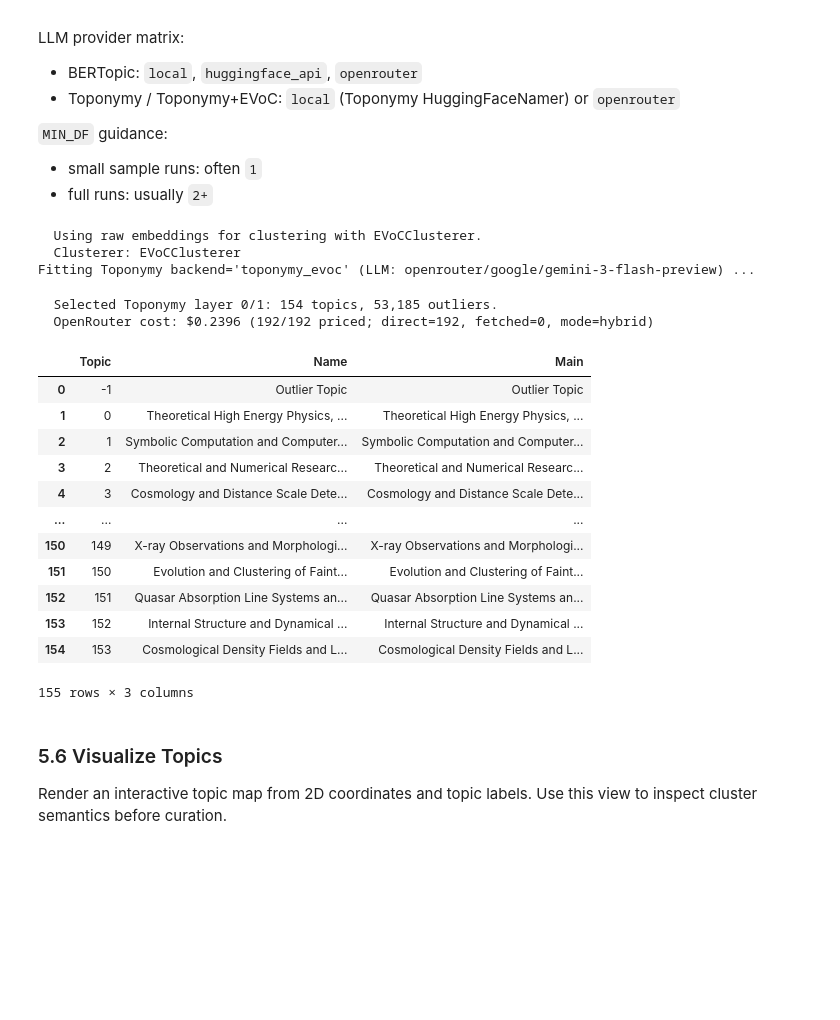
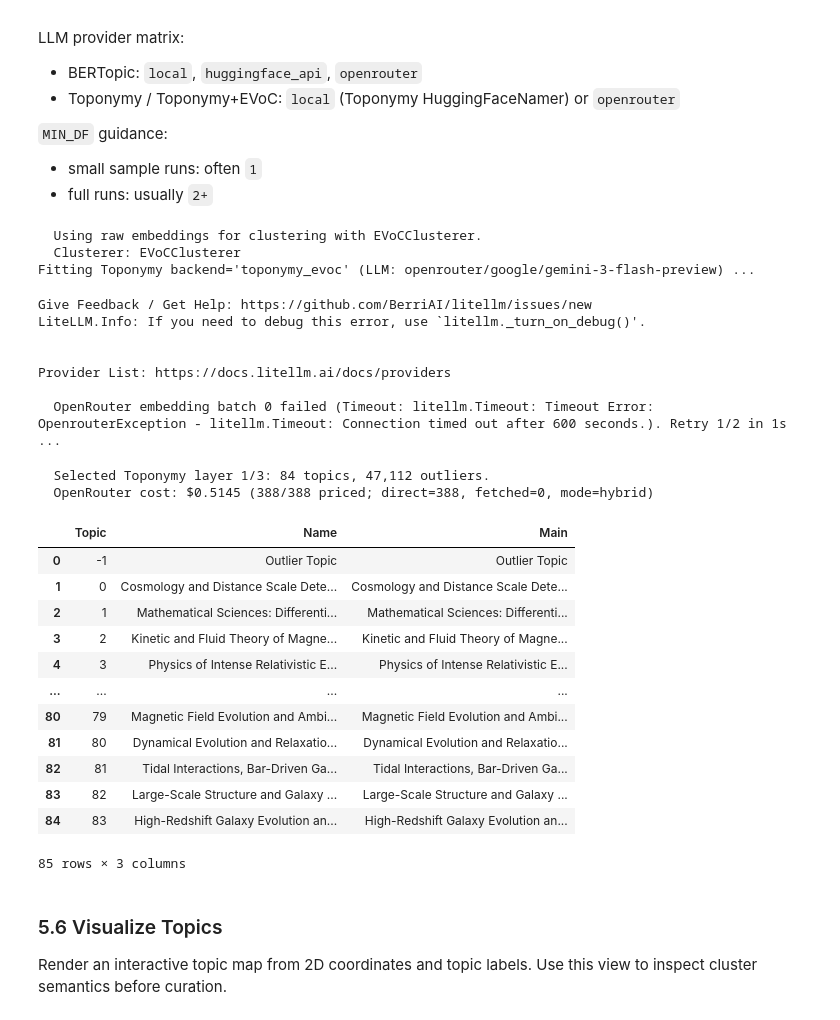
Before and after one commit to raphschlatt/ads-bib, a Jupyter notebook: pipeline.ipynb, the cells around one changed output. Cells and saved outputs as stored; diff of their text form; code cells hidden in the pictures; blank space fills up the shorter version.

```diff
--- a/pipeline.ipynb
+++ b/pipeline.ipynb
@@ -58,7 +58,7 @@ import numpy as np
 # 0 = Run everything (Search to End)
 # 4 = Load processed data (Skip Search, Translate, Tokenize) -> Start at Topic Modeling
 START_AT_PHASE = 5
-FORCE_REFRESH = True
+FORCE_REFRESH = False
 
 # Deterministic seed for notebook-side randomness (sampling + reduction params)
 RANDOM_SEED = 42
@@ -519,7 +519,7 @@ CLUSTERING_METHOD = "fast_hdbscan"  # or 'hdbscan'
 
 n_docs = len(df)
 MIN_CLUSTER_SIZE = max(10, int(n_docs * 0.001))
-BASE_MIN_CLUSTER_SIZE = 90 # max(10, int(n_docs * 0.001))
+BASE_MIN_CLUSTER_SIZE = max(55, int(n_docs * 0.0007))
 print(f"Dataset: {n_docs:,} documents")
 print(f"  MIN_CLUSTER_SIZE={MIN_CLUSTER_SIZE}")
 print(f"  BASE_MIN_CLUSTER_SIZE={BASE_MIN_CLUSTER_SIZE}")
@@ -532,20 +532,23 @@ CLUSTER_PARAMS = dict(
 )
 
 TOPONYMY_CLUSTER_PARAMS = dict(
-    min_clusters=14,
-    min_samples=4,
+    min_clusters=10,
+    min_samples=2,
     base_min_cluster_size=BASE_MIN_CLUSTER_SIZE,
 )
 
 # EVoC uses a backend-specific constructor in some versions.
 # Keep this dict conservative; unsupported keys are filtered in fit_toponymy.
 TOPONYMY_EVOC_CLUSTER_PARAMS = dict(
-    min_clusters=18,
-    min_samples=6,
+    min_clusters=10,
+    min_samples=2,
     base_min_cluster_size=BASE_MIN_CLUSTER_SIZE,
+    noise_level=0.35,
+    n_neighbors=15,
+    n_epochs=35,
 )
 
-TOPONYMY_LAYER_INDEX = 0
+TOPONYMY_LAYER_INDEX = 1  # Broader Toponymy layer to reduce -1 outliers on large corpora.
 # %% [output]
 Dataset: 87,095 documents
   MIN_CLUSTER_SIZE=87
@@ -579,6 +582,7 @@ PIPELINE_MODELS = ["POS", "KeyBERT", "MMR"]
 PARALLEL_MODELS = ["MMR", "POS", "KeyBERT"]
 
 TOPONYMY_EMBEDDING_MODEL = EMBEDDING_MODEL
+TOPONYMY_MAX_WORKERS = 10  # Shared OpenRouter worker count for Toponymy labeling + embeddings.
 MIN_DF = 1 if (SAMPLE_SIZE and SAMPLE_SIZE < 1000) else 2
 # %%
 from ads_bib.topic_model import fit_bertopic, fit_toponymy, reduce_outliers, build_topic_dataframe
@@ -665,46 +669,54 @@ elif TOPIC_BACKEND in {"toponymy", "toponymy_evoc"}:
         llm_provider=LLM_PROVIDER,
         llm_model=LLM_MODEL,
         embedding_model=TOPONYMY_EMBEDDING_MODEL,
         api_key=LLM_API_KEY,
         openrouter_cost_mode=OPENROUTER_COST_MODE,
+        max_workers=TOPONYMY_MAX_WORKERS,
         clusterer_params=selected_toponymy_cluster_params,
         cost_tracker=tracker,
     )
 
 else:
     raise ValueError(
         f"Invalid TOPIC_BACKEND '{TOPIC_BACKEND}'. "
         "Use 'bertopic', 'toponymy', or 'toponymy_evoc'."
     )
 
 df = build_topic_dataframe(
     df,
     topic_model,
     topics,
     reduced_2d,
     embeddings,
     topic_info=topic_info,
 )
 topic_info
 # %% [output]
   Using raw embeddings for clustering with EVoCClusterer.
   Clusterer: EVoCClusterer
 Fitting Toponymy backend='toponymy_evoc' (LLM: openrouter/google/gemini-3-flash-preview) ...
-  Selected Toponymy layer 0/1: 154 topics, 53,185 outliers.
-  OpenRouter cost: $0.2396 (192/192 priced; direct=192, fetched=0, mode=hybrid)
+Give Feedback / Get Help: https://github.com/BerriAI/litellm/issues/new
+LiteLLM.Info: If you need to debug this error, use `litellm._turn_on_debug()'.
+
+
+Provider List: https://docs.litellm.ai/docs/providers
+
+  OpenRouter embedding batch 0 failed (Timeout: litellm.Timeout: Timeout Error: OpenrouterException - litellm.Timeout: Connection timed out after 600 seconds.). Retry 1/2 in 1s ...
+  Selected Toponymy layer 1/3: 84 topics, 47,112 outliers.
+  OpenRouter cost: $0.5145 (388/388 priced; direct=388, fetched=0, mode=hybrid)
 |  | Topic | Name | Main |
 | 0 | -1 | Outlier Topic | Outlier Topic |
-| 1 | 0 | Theoretical High Energy Physics, ... | Theoretical High Energy Physics, ... |
-| 2 | 1 | Symbolic Computation and Computer... | Symbolic Computation and Computer... |
-| 3 | 2 | Theoretical and Numerical Researc... | Theoretical and Numerical Researc... |
-| 4 | 3 | Cosmology and Distance Scale Dete... | Cosmology and Distance Scale Dete... |
+| 1 | 0 | Cosmology and Distance Scale Dete... | Cosmology and Distance Scale Dete... |
+| 2 | 1 | Mathematical Sciences: Differenti... | Mathematical Sciences: Differenti... |
+| 3 | 2 | Kinetic and Fluid Theory of Magne... | Kinetic and Fluid Theory of Magne... |
+| 4 | 3 | Physics of Intense Relativistic E... | Physics of Intense Relativistic E... |
 | ... | ... | ... | ... |
-| 150 | 149 | X-ray Observations and Morphologi... | X-ray Observations and Morphologi... |
-| 151 | 150 | Evolution and Clustering of Faint... | Evolution and Clustering of Faint... |
-| 152 | 151 | Quasar Absorption Line Systems an... | Quasar Absorption Line Systems an... |
-| 153 | 152 | Internal Structure and Dynamical ... | Internal Structure and Dynamical ... |
-| 154 | 153 | Cosmological Density Fields and L... | Cosmological Density Fields and L... |
+| 80 | 79 | Magnetic Field Evolution and Ambi... | Magnetic Field Evolution and Ambi... |
+| 81 | 80 | Dynamical Evolution and Relaxatio... | Dynamical Evolution and Relaxatio... |
+| 82 | 81 | Tidal Interactions, Bar-Driven Ga... | Tidal Interactions, Bar-Driven Ga... |
+| 83 | 82 | Large-Scale Structure and Galaxy ... | Large-Scale Structure and Galaxy ... |
+| 84 | 83 | High-Redshift Galaxy Evolution an... | High-Redshift Galaxy Evolution an... |
-155 rows × 3 columns
+85 rows × 3 columns
 # %% [markdown]
 ### 5.6 Visualize Topics
 
```
Also changed, not shown: parts of 6 cells of this notebook, 8 other files.
